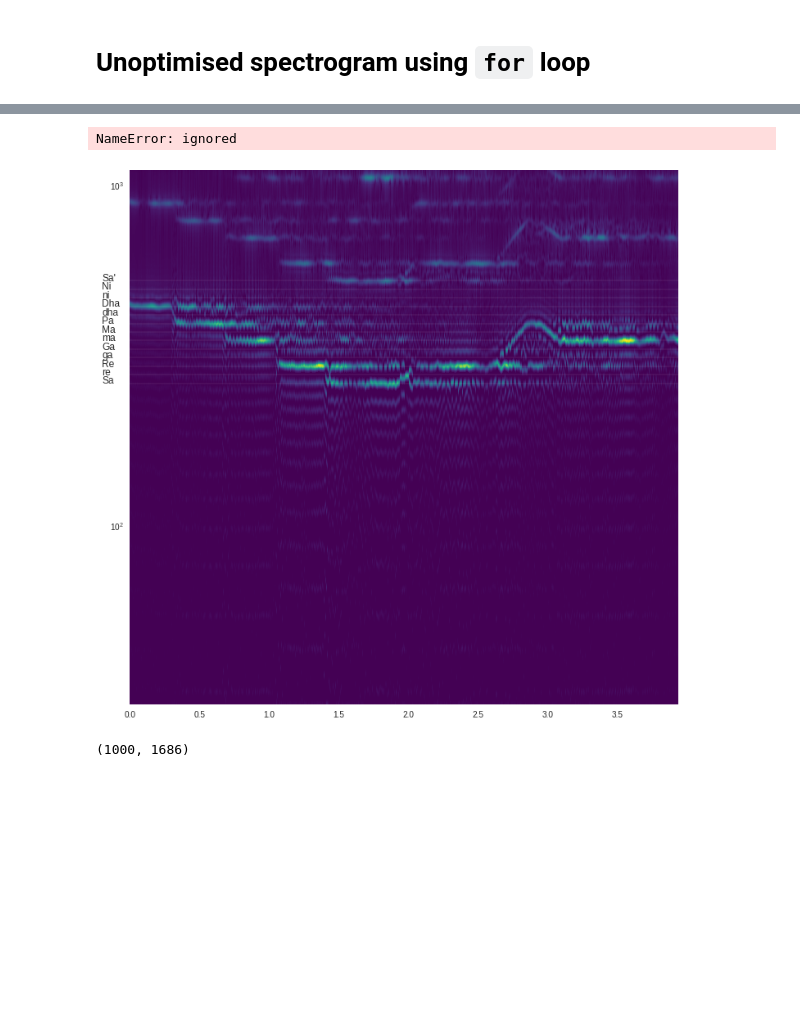
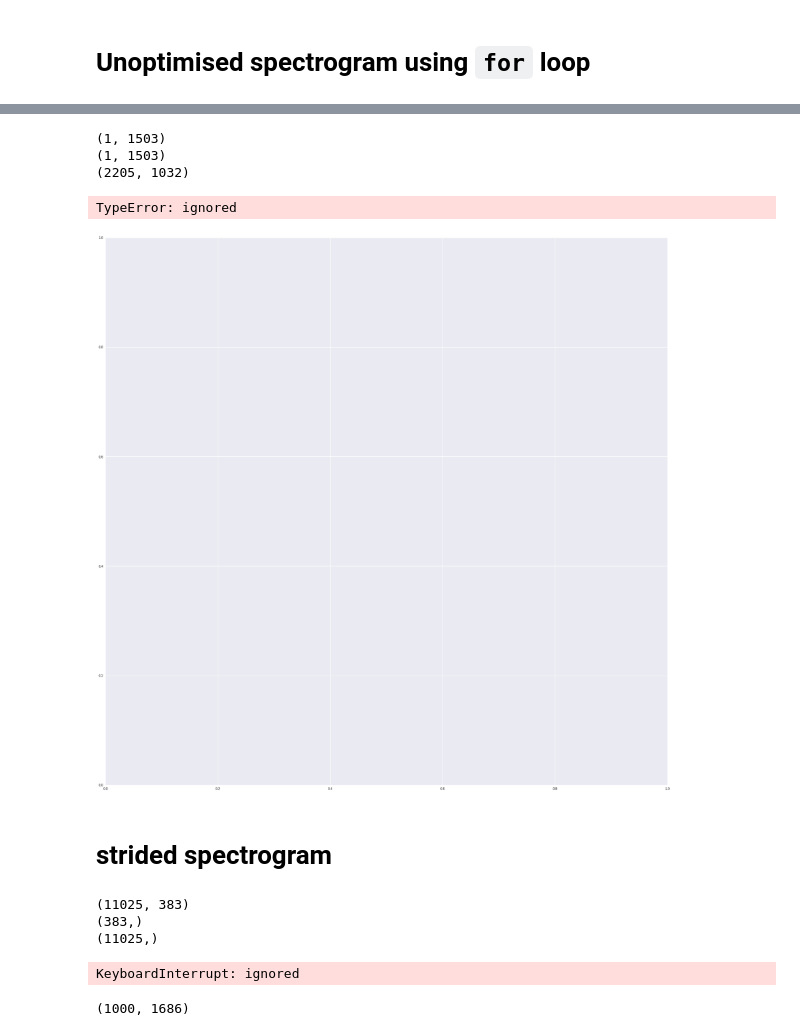
Before and after one commit to tandav/spectrogram, a Jupyter notebook: custom_fft_low_freqs.ipynb, the cells around one changed output, grey strips where cells are left out. Saved outputs shown, nothing was run; the diff lists cells and outputs as text; code cells hidden in the pictures; blank space fills up the shorter version.

Commit message:
fast strided spectrogram

```diff
--- a/custom_fft_low_freqs.ipynb
+++ b/custom_fft_low_freqs.ipynb
@@ -36,8 +54,8 @@ import cupy as cp
 import matplotlib.pyplot as plt
 import sys
 # plt.rcParams['figure.figsize'] = [20, 20]
-# plt.rcParams['figure.figsize'] = [30, 30]
-plt.rcParams['figure.figsize'] = [12, 12]
+plt.rcParams['figure.figsize'] = [30, 30]
+# plt.rcParams['figure.figsize'] = [12, 12]
 # %%
 from google.colab import files
 
@@ -57,14 +75,23 @@ datalab  lead.wav
 # %%
 from scipy.io import wavfile
-rate, x = wavfile.read('lead.wav')
-signal = x
+rate, signal = wavfile.read('lead.wav') # now supports only mono .wav files
+wav_dtype = signal.dtype
+
+wav_max = np.iinfo(wav_dtype).max
+wav_min = np.iinfo(wav_dtype).min
+
+signal = signal.astype(np.float32)
+signal = (signal - wav_min) * 2 / (wav_max - wav_min) -1 # normalise -1..1
+
+print(signal.dtype)
 # signal = x[:20000]
 # left_channel  = x[:, 0]
 # right_channel = x[:, 1]
 # signal = left_channel
 # signal = (left_channel + right_channel) / 2 # average left and right channels to mono signal // reaaly bad, don't do this
 N = len(signal)
-t = np.linspace(0, N/rate, N)
+t = np.linspace(0, N/rate, N, dtype=signal.dtype)
+print(t.dtype)
 plt.grid()
 plt.plot(t, signal, 'k-', linewidth=0.1)
 # %% [output]
@@ -154,51 +184,52 @@ sys.stdout.write(f'{spectrogram.shape[0]}/{spectrogram.shape[0]}')
-# %%
-# E = None
-# chunk = None
-# corr = None
-printm()
-# %% [output]
-NameError: ignored
 # %%
 t_for_spectrogram = np.linspace(0, N/rate, j)
 T, F = np.meshgrid(t_for_spectrogram, f)
+
 
 spec_filtered = np.copy(spectrogram.T)
 # spec_filtered = np.clip(spectrogram.T, 0, 500000000)
 # spec_filtered = np.clip(spectrogram.T, 0, 1000000000)
 # spec_filtered = 20 * np.log10(spec_filtered)
 # print(T.shape, F.shape, spec_filtered.shape)
 # spec_filtered[spec_filtered < 2000000] = 0
 
+
 plt.pcolormesh(T, F, spec_filtered, cmap='viridis')
 # plt.pcolormesh(T, F, spec_filtered, cmap='viridis', vmax=40000000)
 # slize_start = 6000
 # slize_end = 8000
 # plt.pcolormesh(T[:slize], F[:slize], spec_filtered[:slize, :], cmap='viridis', vmax=5000000)
 # plt.pcolormesh(T[slize_start:slize_end], F[slize_start:slize_end], spec_filtered[slize_start:slize_end, :], cmap='viridis', vmax=5000000)
 
-sa = 261.63 # C4 Hz
-semitones_range = np.arange(13)
-freqlines = sa * 2**(semitones_range/12)
-notes = ['Sa', 're', 'Re', 'ga', 'Ga', 'ma', 'Ma', 'Pa', 'dha', 'Dha', 'ni', 'Ni', 'Sa\'']
+# sa = 261.63 # C4 Hz
+# semitones_range = np.arange(13)
+# freqlines = sa * 2**(semitones_range/12)
+# notes = ['Sa', 're', 'Re', 'ga', 'Ga', 'ma', 'Ma', 'Pa', 'dha', 'Dha', 'ni', 'Ni', 'Sa\'']
 
-for freq, note in zip(freqlines, notes):
-  plt.text(-0.2, freq, note, fontsize=12)
+# for freq, note in zip(freqlines, notes):
+#   plt.text(-0.2, freq, note, fontsize=12)
 
 # freqlines = np.array([261, 350, 372, 415, 522])
 plt.semilogy()
-plt.hlines(freqlines, xmin=0, xmax=N/rate, linewidth=0.1, color='w', label='Sa')
+# plt.hlines(freqlines, xmin=0, xmax=N/rate, linewidth=0.1, color='w', label='Sa')
 
 # plt.vlines(lines_for_plot_windows, ymin=f[0], ymax=f[-1], linewidth=0.1, color='w')
 
 # plt.text(-0.2, 261, 'Sa', fontsize=12)
 # plt.text(-0.2, 350, 'ma', fontsize=12)
 # plt.text(-0.2, 372, 'Ma', fontsize=12)
 # plt.text(-0.2, 415, 'dha', fontsize=12)
 # plt.text(-0.2, 522, 'Sa', fontsize=12)
 
 # plt.hlines(f, xmin=0, xmax=400, linewidth=1, color='w')
 # plt.axhline(y=261, linewidth=1, color='w')
 plt.grid(False)
 plt.show()
 # %% [output]
+(1, 1503)
+(1, 1503)
+(2205, 1032)
+TypeError: ignored
-[figure, old version]
+[figure, new version]
+# %% [markdown]
+# strided spectrogram
@@ -205,2 +261,19 @@ plt.show()
+# %%
+print(spectrogram.shape)
+
+t_for_spectrogram = np.linspace(0, N/rate, spectrogram.shape[1])
+print(t_for_spectrogram.shape)
+print(f.shape)
+
+T, F = np.meshgrid(t_for_spectrogram, f)
+spec_filtered = np.copy(spectrogram)
+plt.pcolormesh(T, F, spec_filtered, cmap='viridis')
+plt.grid(False)
+plt.show()
+# %% [output]
+(11025, 383)
+(383,)
+(11025,)
+KeyboardInterrupt: ignored
 # %%
 with open('spectrogram.png', 'wb') as f:
```
Also changed, not shown: parts of 6 cells of this notebook, 1 other file.
